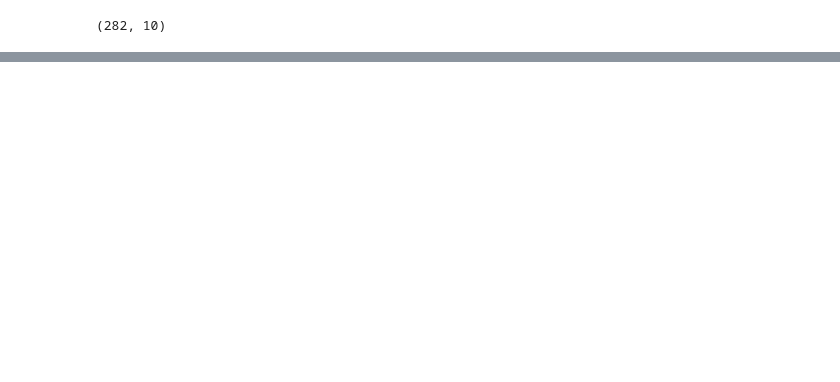
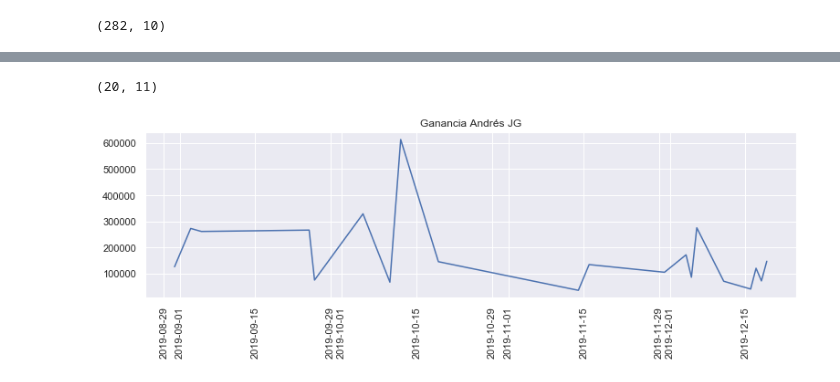
Before and after one commit to AndresJG11/analisis-financiero-trabajo, a Jupyter notebook: Analisis_Trabajo.ipynb, the cells around one changed output, grey strips where cells are left out. Saved outputs shown, nothing was run; the diff lists cells and outputs as text; code cells hidden in the pictures; blank space fills up the shorter version.

```diff
--- a/Analisis_Trabajo.ipynb
+++ b/Analisis_Trabajo.ipynb
@@ -4,3 +6,17 @@ import matplotlib.pyplot as plt
+# %%
+def sumar_ganancias_repetidas(df):
+    duplicated_index = df[df.index.duplicated()].index
+    duplicated = df[df.index.duplicated(keep=False)]
+    df = df.drop(duplicated_index, axis = 0)
+    # print("Fechas repetidas: ", duplicated_index.values)
+    for i in duplicated_index:
+        suma_ganancia = duplicated.loc[i]['Ganancia'].sum()
+        append_row = duplicated.loc[i].iloc[0]
+        append_row['Ganancia'] = suma_ganancia
+        df.append(append_row)
+
+
+    return df
 # %%
 data = pd.read_excel('Registro_Excel.xlsx')
 data.head()
@@ -77,0 +71,4 @@ plt.show()
+# %%
+Esteban = sumar_ganancias_repetidas(Esteban)
+Andres = sumar_ganancias_repetidas(Andres)
+Yusbay = sumar_ganancias_repetidas(Yusbay)
@@ -77,0 +83,18 @@ plt.show()
+# %%
+Andres.shape
+# %% [output]
+(20, 11)
+# %%
+import seaborn as sns
+sns.set(rc={'figure.figsize':(11, 4)})
+
+fig, ax = plt.subplots()
+ax.plot_date(Andres.index, Andres['Ganancia'], marker='', linestyle='-')
+ax.set_title('Ganancia')
+plt.title('Ganancia Andrés JG')
+
+plt.xticks(rotation=90)
+fig.tight_layout()
+plt.show()
+# %% [output]
+[figure, added]
```
Also changed, not shown: parts of 10 cells of this notebook, 3 other files.
